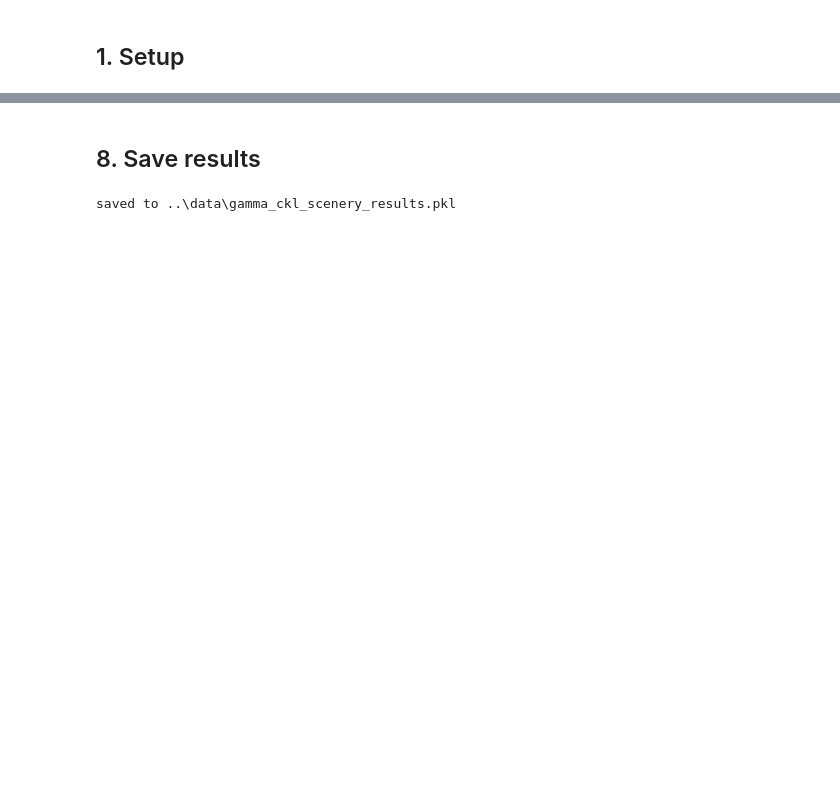
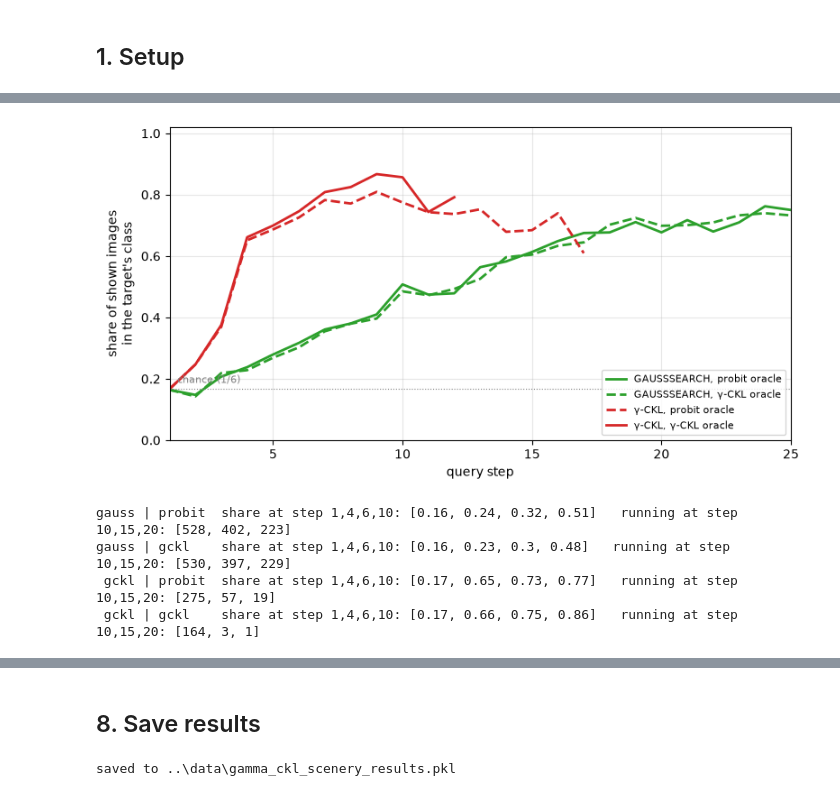
Before and after one commit to Shlok-Shetty/Dual-Degree-Project, a Jupyter notebook: comparison-search-llm/scenery-search/notebooks/05_gamma_ckl_scenery.ipynb, the cells around one changed output, grey strips where cells are left out. Saved outputs shown, nothing was run; the diff lists cells and outputs as text; code cells hidden in the pictures; blank space fills up the shorter version.

```diff
--- a/comparison-search-llm/scenery-search/notebooks/05_gamma_ckl_scenery.ipynb
+++ b/comparison-search-llm/scenery-search/notebooks/05_gamma_ckl_scenery.ipynb
@@ -184,9 +19,0 @@ def gauss_search(X, target_idx, sigma_eps, max_queries=200, rng=None,
-# %%
-N_TARGETS = 100
-target_rng = np.random.default_rng(seed=12345)
-target_indices = target_rng.choice(n, size=N_TARGETS, replace=False)
-print(f"picked {len(target_indices)} targets, class distribution:")
-from collections import Counter
-counts = Counter(labels[target_indices])
-for cls in sorted(counts.keys()):
-    print(f"  {cls}: {counts[cls]}")
@@ -529,0 +281,8 @@ plt.show()
+# %%
+print(f"{'class':<12} {'n':>4} | {'GAUSS mean':>10} {'γ-CKL mean':>10} | {'ratio':>6}")
+print("-" * 52)
+gs = results[("gauss", "probit")]
+gc = results[("gckl", "gckl")]
+for cls in CLASSES:
+    m = labels == cls
+    print(f"{cls:<12} {m.sum():>4d} | {gs[m].mean():>10.2f} {gc[m].mean():>10.2f} | {gc[m].mean()/gs[m].mean():>6.2f}")
@@ -529,0 +306,41 @@ plt.show()
+# %%
+HORIZON = 25
+MIN_RUNNING = 30
+conc, running = {}, {}
+for key in CELLS:
+    s, c = np.zeros(HORIZON), np.zeros(HORIZON)
+    for same in same_by_cell[key]:
+        for k, v in enumerate(same[:HORIZON]):
+            s[k] += v / 2.0
+            c[k] += 1
+    conc[key], running[key] = s / np.maximum(c, 1), c
+
+style = {("gauss", "probit"): ("GAUSSSEARCH, probit oracle", "tab:green", "-"),
+         ("gauss", "gckl"): ("GAUSSSEARCH, γ-CKL oracle", "tab:green", "--"),
+         ("gckl", "probit"): ("γ-CKL, probit oracle", "tab:red", "--"),
+         ("gckl", "gckl"): ("γ-CKL, γ-CKL oracle", "tab:red", "-")}
+steps = np.arange(1, HORIZON + 1)
+fig, ax = plt.subplots(figsize=(8, 4.2))
+for key, (lab, col, ls) in style.items():
+    m = running[key] >= MIN_RUNNING
+    ax.plot(steps[m], conc[key][m], ls, color=col, lw=2, label=lab)
+ax.axhline(1 / 6, color="gray", lw=0.8, ls=":")
+ax.text(1.3, 1 / 6 + 0.02, "chance (1/6)", fontsize=8, color="gray")
+ax.set_xlabel("query step")
+ax.set_ylabel("share of shown images\nin the target's class")
+ax.set_ylim(0, 1.02); ax.set_xlim(1, HORIZON)
+ax.grid(alpha=0.3); ax.legend(fontsize=8, loc="lower right")
+plt.tight_layout()
+plt.savefig(PLOTS / "class_concentration.png", dpi=150, bbox_inches="tight")
+plt.show()
+
+for key in CELLS:
+    print(f"{key[0]:>5} | {key[1]:<6}  share at step 1,4,6,10: "
+          f"{[round(float(conc[key][s - 1]), 2) for s in (1, 4, 6, 10)]}   "
+          f"running at step 10,15,20: {[int(running[key][s - 1]) for s in (10, 15, 20)]}")
+# %% [output]
+[figure, added]
+gauss | probit  share at step 1,4,6,10: [0.16, 0.24, 0.32, 0.51]   running at step 10,15,20: [528, 402, 223]
+gauss | gckl    share at step 1,4,6,10: [0.16, 0.23, 0.3, 0.48]   running at step 10,15,20: [530, 397, 229]
+ gckl | probit  share at step 1,4,6,10: [0.17, 0.65, 0.73, 0.77]   running at step 10,15,20: [275, 57, 19]
+ gckl | gckl    share at step 1,4,6,10: [0.17, 0.66, 0.75, 0.86]   running at step 10,15,20: [164, 3, 1]
```
Also changed, not shown: parts of 51 cells of this notebook, 6 other files.
